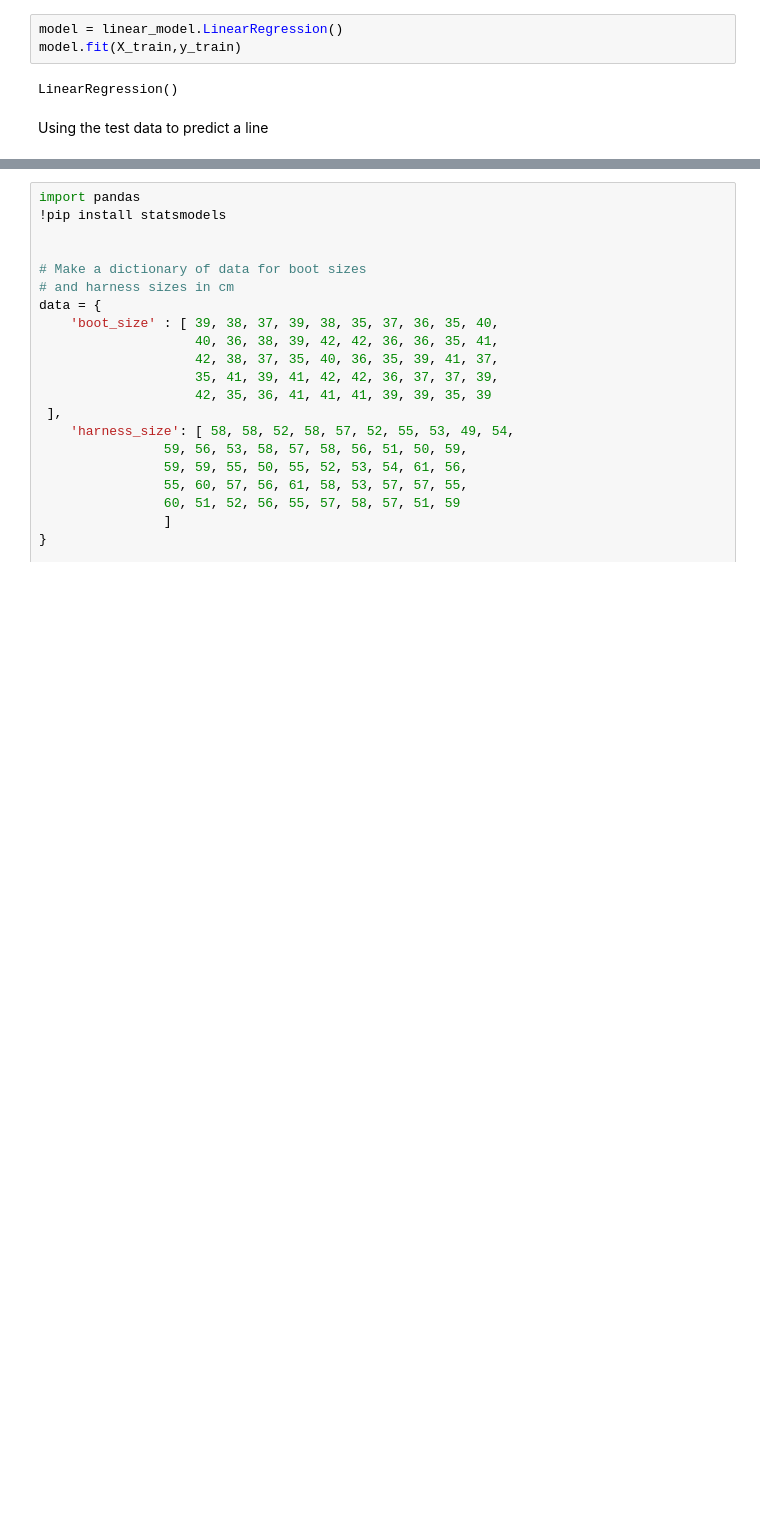
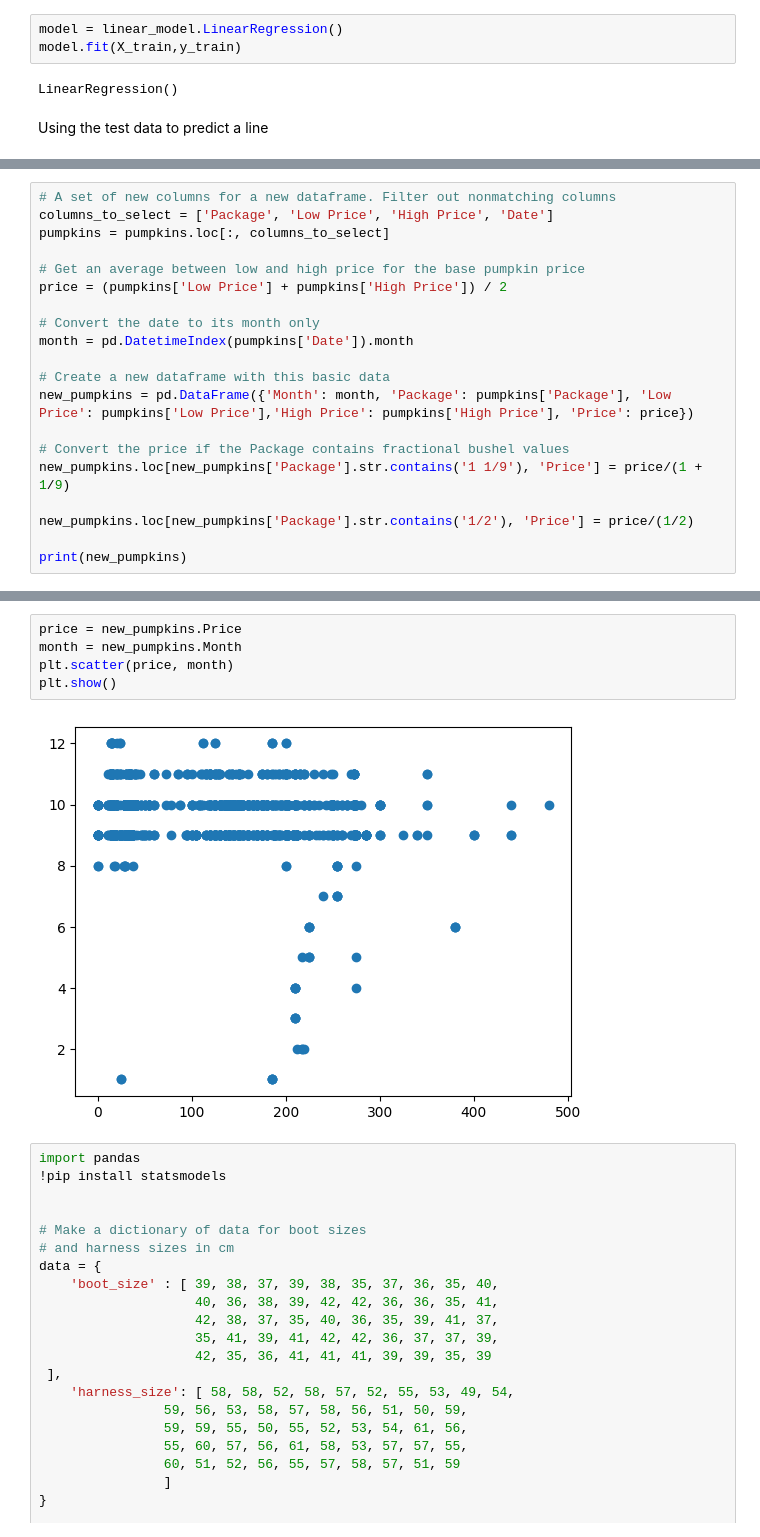
Before and after one commit to walethewave/Flexisaf-Gen-AI-DS-Internship, a Jupyter notebook: Flexisaf.ipynb, the cells around one changed output, grey strips where cells are left out. Drawn from its saved outputs; the diff is of its cells as text; blank space fills up the shorter version.

```diff
--- a/Flexisaf.ipynb
+++ b/Flexisaf.ipynb
@@ -557,0 +630,20 @@ Using the test data to predict a line
+# %%
+# A set of new columns for a new dataframe. Filter out nonmatching columns
+columns_to_select = ['Package', 'Low Price', 'High Price', 'Date']
+pumpkins = pumpkins.loc[:, columns_to_select]
+
+# Get an average between low and high price for the base pumpkin price
+price = (pumpkins['Low Price'] + pumpkins['High Price']) / 2
+
+# Convert the date to its month only
+month = pd.DatetimeIndex(pumpkins['Date']).month
+
+# Create a new dataframe with this basic data
+new_pumpkins = pd.DataFrame({'Month': month, 'Package': pumpkins['Package'], 'Low Price': pumpkins['Low Price'],'High Price': pumpkins['High Price'], 'Price': price})
+
+# Convert the price if the Package contains fractional bushel values
+new_pumpkins.loc[new_pumpkins['Package'].str.contains('1 1/9'), 'Price'] = price/(1 + 1/9)
+
+new_pumpkins.loc[new_pumpkins['Package'].str.contains('1/2'), 'Price'] = price/(1/2)
+
+print(new_pumpkins)
@@ -558,3 +665,10 @@ Using the test data to predict a line
+# %%
+price = new_pumpkins.Price
+month = new_pumpkins.Month
+plt.scatter(price, month)
+plt.show()
+# %% [output]
+[figure, added]
 # %%
 import pandas
 !pip install statsmodels
```
Also changed, not shown: parts of 10 cells of this notebook, 1 other file.
